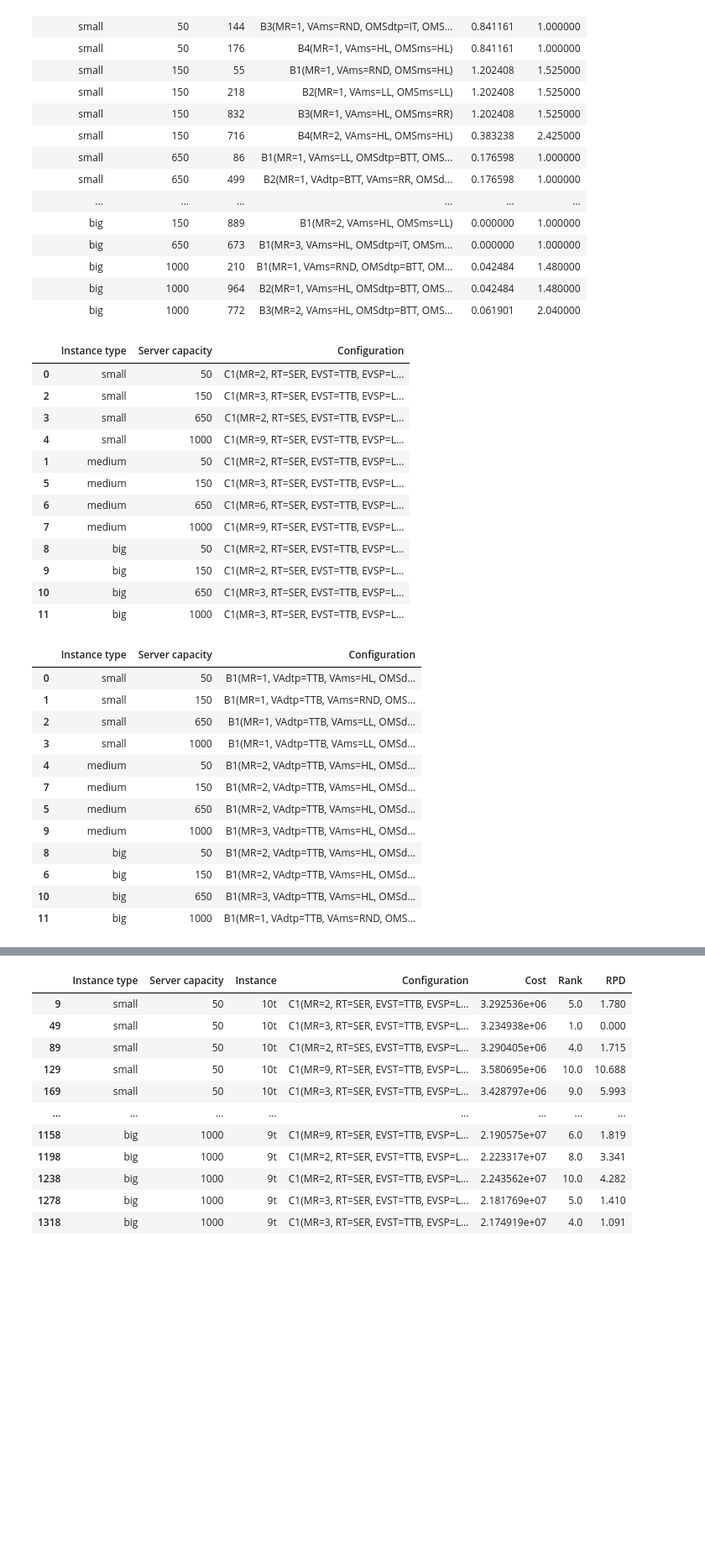
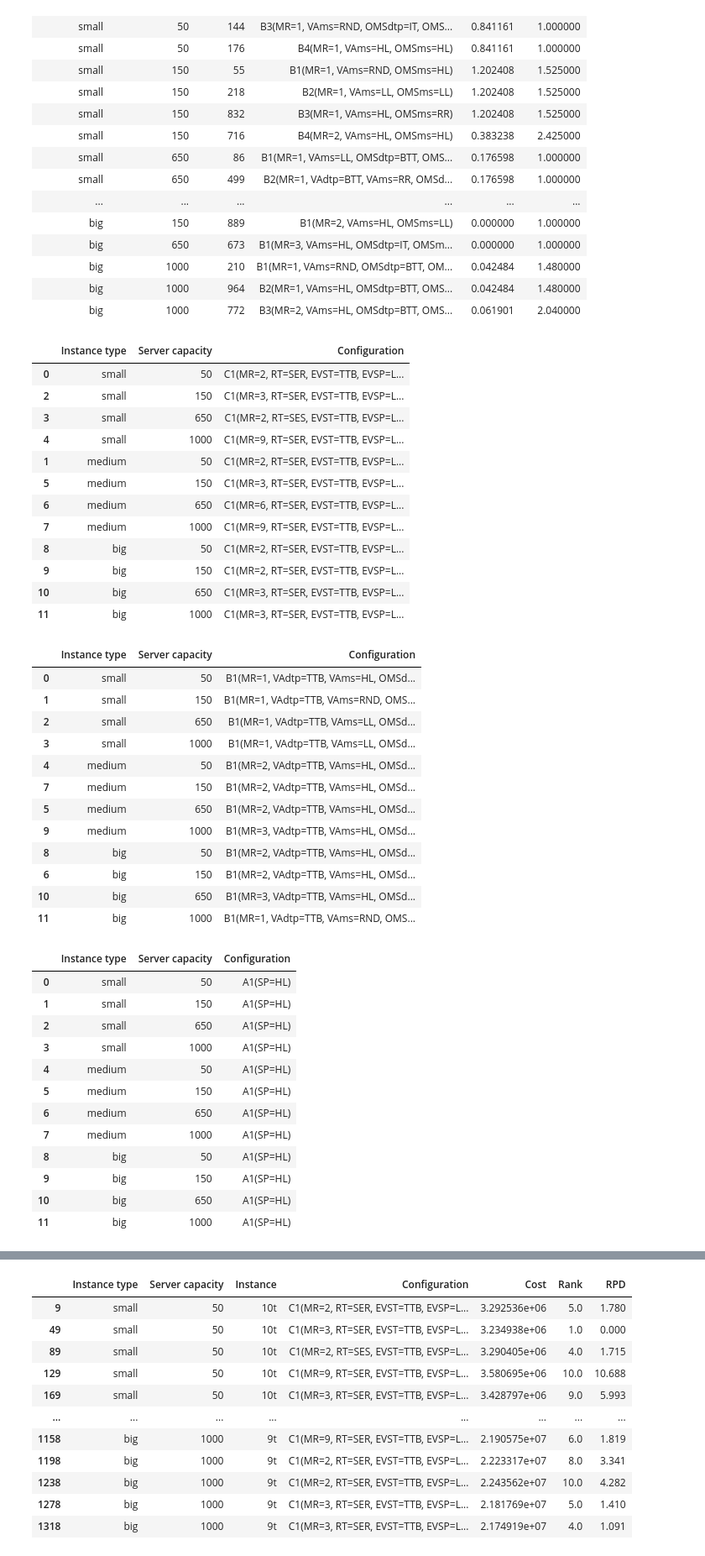
Before and after one commit to codeurjc/FacebookVideosLive18-Analysis, a Jupyter notebook: irace.ipynb, the cells around one changed output, grey strips where cells are left out. Shown at 84% size. Drawn from its saved outputs; the diff is of its cells as text; code cells hidden in the pictures; blank space fills up the shorter version.

```diff
--- a/irace.ipynb
+++ b/irace.ipynb
@@ -518,6 +518,10 @@ best_elites_b = {
     "B1(MR=1, VAdtp=TTB, VAms=RND, OMSdtp=BTT, OMSms=RR)": ("big", "1000"),
 }
 
+best_elites_a = {
+    "A1(SP=HL)": [("small", "50"), ("small", "150"), ("small", "650"), ("small", "1000"), ("medium", "50"), ("medium", "150"), ("medium", "650"), ("medium", "1000"), ("big", "50"), ("big", "150"), ("big", "650"), ("big", "1000")]
+}
+
 def convert_best_elites_to_df(be):
 # convert best_elites to a dataframe
     best_elites_df = pd.DataFrame(
@@ -547,6 +551,7 @@ def convert_best_elites_to_df(be):
 
 best_elites_df = convert_best_elites_to_df(best_elites)
 best_elites_df_b = convert_best_elites_to_df(best_elites_b)
+best_elites_df_a = convert_best_elites_to_df(best_elites_a)
 display(best_elites_df)
 best_elites_df.to_latex(
     "best_elites.tex",
@@ -559,33 +564,47 @@ best_elites_df_b.to_latex(
     index=False,
     caption="Best Elite Configurations for Each Instance Type and Server Capacity (B)",
 )
+display(best_elites_df_a)
 # %% [output]
 |  | Instance type | Server capacity | Configuration |
 | 0 | small | 50 | C1(MR=2, RT=SER, EVST=TTB, EVSP=L... |
 | 2 | small | 150 | C1(MR=3, RT=SER, EVST=TTB, EVSP=L... |
 | 3 | small | 650 | C1(MR=2, RT=SES, EVST=TTB, EVSP=L... |
 | 4 | small | 1000 | C1(MR=9, RT=SER, EVST=TTB, EVSP=L... |
 | 1 | medium | 50 | C1(MR=2, RT=SER, EVST=TTB, EVSP=L... |
 | 5 | medium | 150 | C1(MR=3, RT=SER, EVST=TTB, EVSP=L... |
 | 6 | medium | 650 | C1(MR=6, RT=SER, EVST=TTB, EVSP=L... |
 | 7 | medium | 1000 | C1(MR=9, RT=SER, EVST=TTB, EVSP=L... |
 | 8 | big | 50 | C1(MR=2, RT=SER, EVST=TTB, EVSP=L... |
 | 9 | big | 150 | C1(MR=2, RT=SER, EVST=TTB, EVSP=L... |
 | 10 | big | 650 | C1(MR=3, RT=SER, EVST=TTB, EVSP=L... |
 | 11 | big | 1000 | C1(MR=3, RT=SER, EVST=TTB, EVSP=L... |
 |  | Instance type | Server capacity | Configuration |
 | 0 | small | 50 | B1(MR=1, VAdtp=TTB, VAms=HL, OMSd... |
 | 1 | small | 150 | B1(MR=1, VAdtp=TTB, VAms=RND, OMS... |
 | 2 | small | 650 | B1(MR=1, VAdtp=TTB, VAms=LL, OMSd... |
 | 3 | small | 1000 | B1(MR=1, VAdtp=TTB, VAms=LL, OMSd... |
 | 4 | medium | 50 | B1(MR=2, VAdtp=TTB, VAms=HL, OMSd... |
 | 7 | medium | 150 | B1(MR=2, VAdtp=TTB, VAms=HL, OMSd... |
 | 5 | medium | 650 | B1(MR=2, VAdtp=TTB, VAms=HL, OMSd... |
 | 9 | medium | 1000 | B1(MR=3, VAdtp=TTB, VAms=HL, OMSd... |
 | 8 | big | 50 | B1(MR=2, VAdtp=TTB, VAms=HL, OMSd... |
 | 6 | big | 150 | B1(MR=2, VAdtp=TTB, VAms=HL, OMSd... |
 | 10 | big | 650 | B1(MR=3, VAdtp=TTB, VAms=HL, OMSd... |
 | 11 | big | 1000 | B1(MR=1, VAdtp=TTB, VAms=RND, OMS... |
+|  | Instance type | Server capacity | Configuration |
+| 0 | small | 50 | A1(SP=HL) |
+| 1 | small | 150 | A1(SP=HL) |
+| 2 | small | 650 | A1(SP=HL) |
+| 3 | small | 1000 | A1(SP=HL) |
+| 4 | medium | 50 | A1(SP=HL) |
+| 5 | medium | 150 | A1(SP=HL) |
+| 6 | medium | 650 | A1(SP=HL) |
+| 7 | medium | 1000 | A1(SP=HL) |
+| 8 | big | 50 | A1(SP=HL) |
+| 9 | big | 150 | A1(SP=HL) |
+| 10 | big | 650 | A1(SP=HL) |
+| 11 | big | 1000 | A1(SP=HL) |
 # %%
 best_elite_runs = pd.DataFrame(
     columns=[
```
Also changed, not shown: parts of 12 cells of this notebook, 1 other file.
